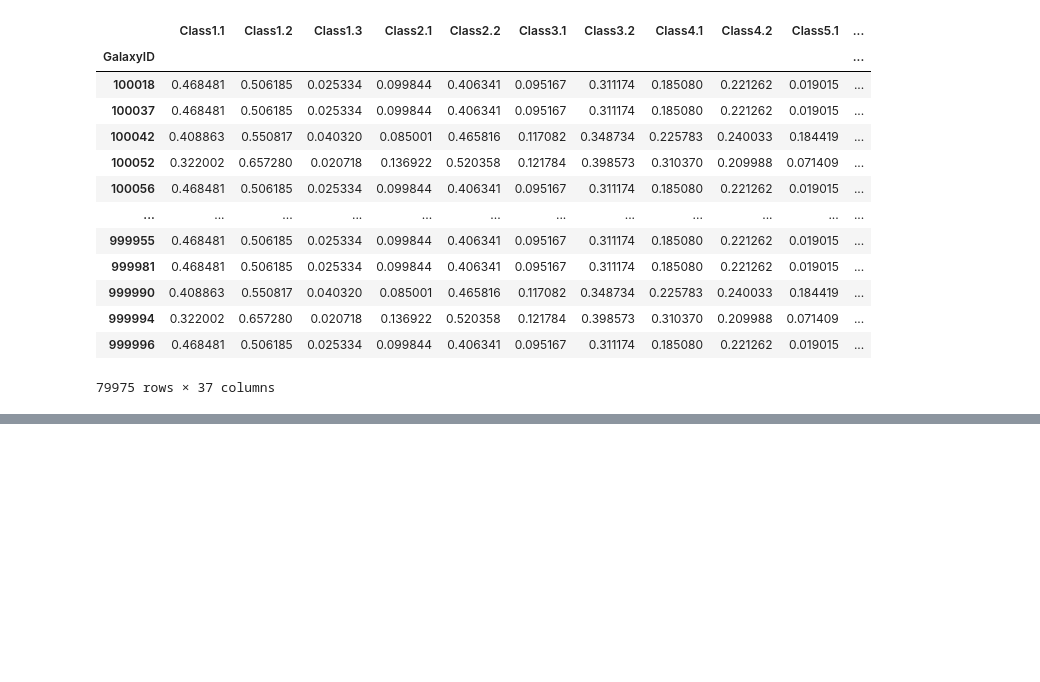
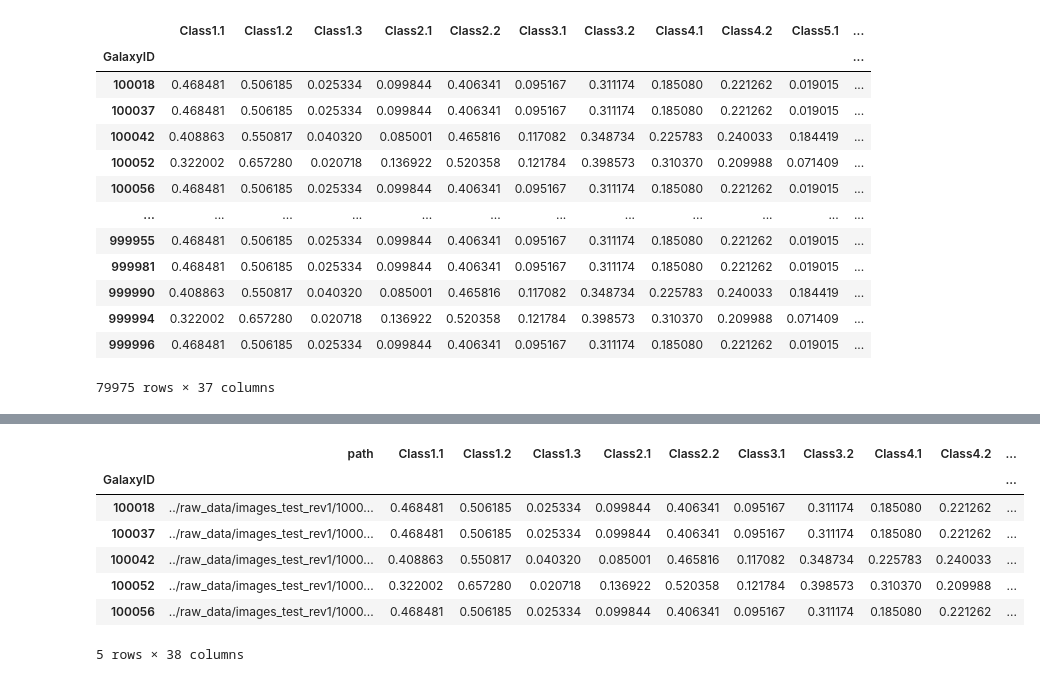
Before and after one commit to AurelSann/StarWars, a Jupyter notebook: notebooks/Aurélien - data Explo.ipynb, the cells around one changed output, grey strips where cells are left out. Cells and saved outputs as stored; diff of their text form; code cells hidden in the pictures; blank space fills up the shorter version.

```diff
--- a/notebooks/Aurélien - data Explo.ipynb
+++ b/notebooks/Aurélien - data Explo.ipynb
@@ -59,0 +82,11 @@ X
+# %%
+dataframe.head()
+# %% [output]
+|  | path | Class1.1 | Class1.2 | Class1.3 | Class2.1 | Class2.2 | Class3.1 | Class3.2 | Class4.1 | Class4.2 | ... |
+| GalaxyID |  |  |  |  |  |  |  |  |  |  | ... |
+| 100018 | ../raw_data/images_test_rev1/1000... | 0.468481 | 0.506185 | 0.025334 | 0.099844 | 0.406341 | 0.095167 | 0.311174 | 0.185080 | 0.221262 | ... |
+| 100037 | ../raw_data/images_test_rev1/1000... | 0.468481 | 0.506185 | 0.025334 | 0.099844 | 0.406341 | 0.095167 | 0.311174 | 0.185080 | 0.221262 | ... |
+| 100042 | ../raw_data/images_test_rev1/1000... | 0.408863 | 0.550817 | 0.040320 | 0.085001 | 0.465816 | 0.117082 | 0.348734 | 0.225783 | 0.240033 | ... |
+| 100052 | ../raw_data/images_test_rev1/1000... | 0.322002 | 0.657280 | 0.020718 | 0.136922 | 0.520358 | 0.121784 | 0.398573 | 0.310370 | 0.209988 | ... |
+| 100056 | ../raw_data/images_test_rev1/1000... | 0.468481 | 0.506185 | 0.025334 | 0.099844 | 0.406341 | 0.095167 | 0.311174 | 0.185080 | 0.221262 | ... |
+5 rows × 38 columns
```
Also changed, not shown: parts of 16 cells of this notebook.
